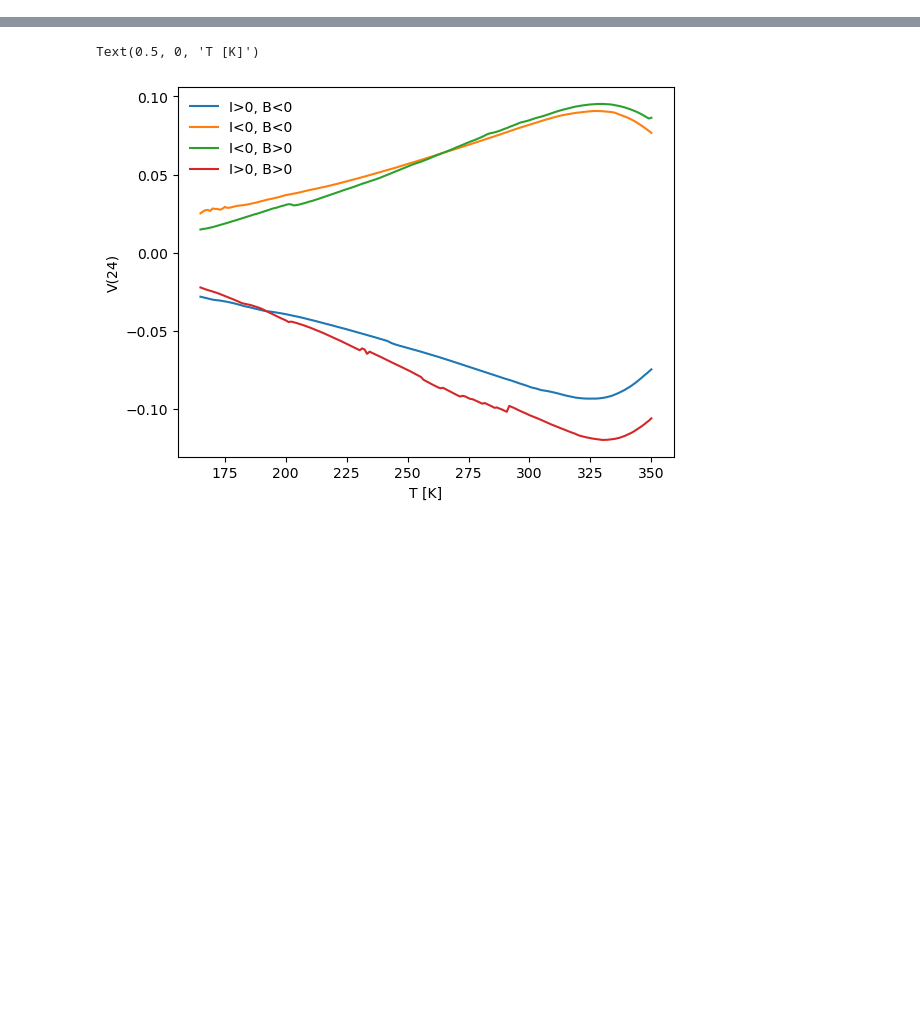
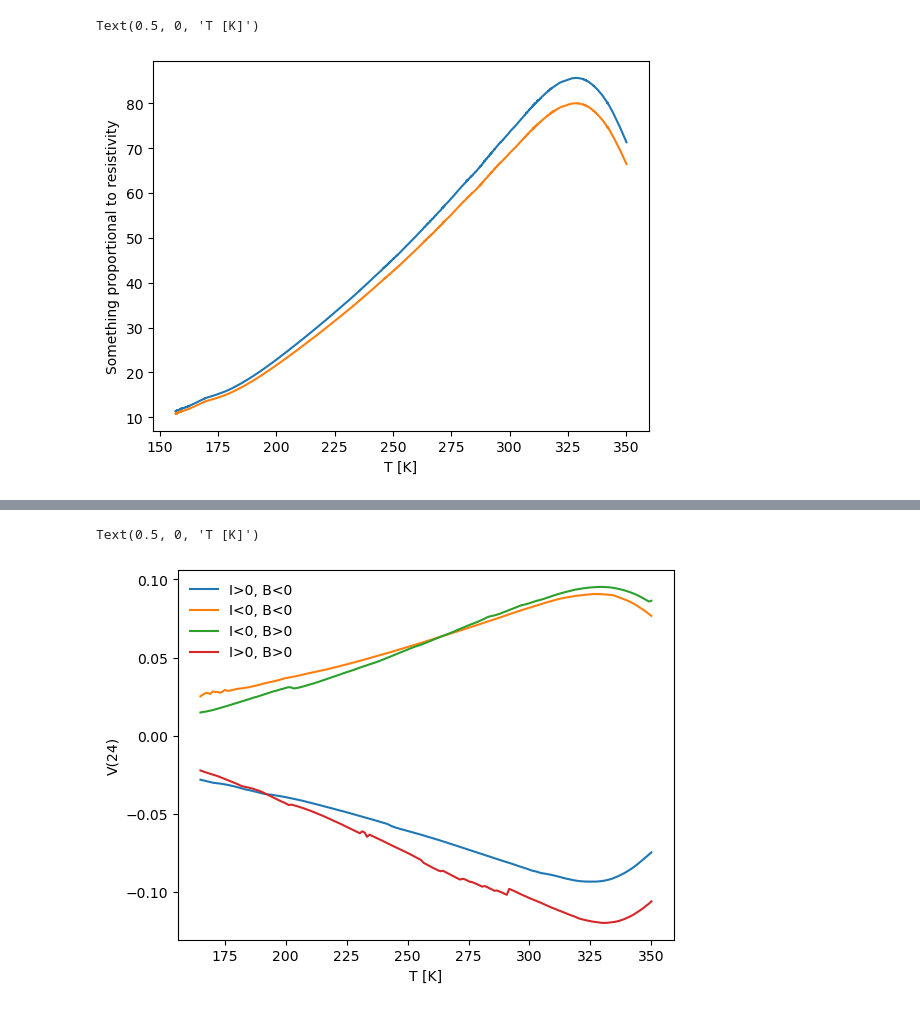
Before and after one commit to jennetd/ss9-hall-effect, a Jupyter notebook: hall-effect.ipynb, the cells around one changed output, grey strips where cells are left out. Saved outputs shown, nothing was run; the diff lists cells and outputs as text; code cells hidden in the pictures; blank space fills up the shorter version.

```diff
--- a/hall-effect.ipynb
+++ b/hall-effect.ipynb
@@ -6 +35,9 @@ import matplotlib.pyplot as plt
+# %%
+plt.plot(df0['T'],df0['V12']/df0['I56'])
+plt.plot(df0['T'],df0['V34']/df0['I56'])
+plt.ylabel('Something proportional to resistivity')
+plt.xlabel('T [K]')
+# %% [output]
+Text(0.5, 0, 'T [K]')
+[figure, added]
 # %%
```
Also changed, not shown: parts of 10 cells of this notebook, 1 other file.
